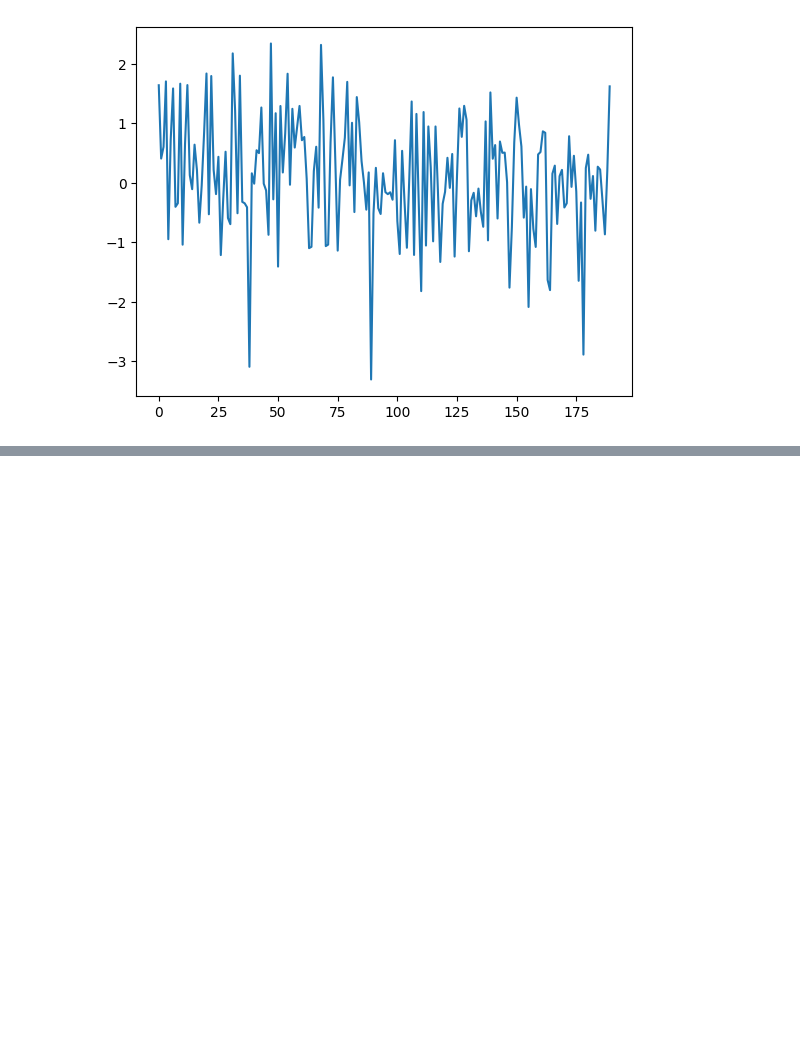
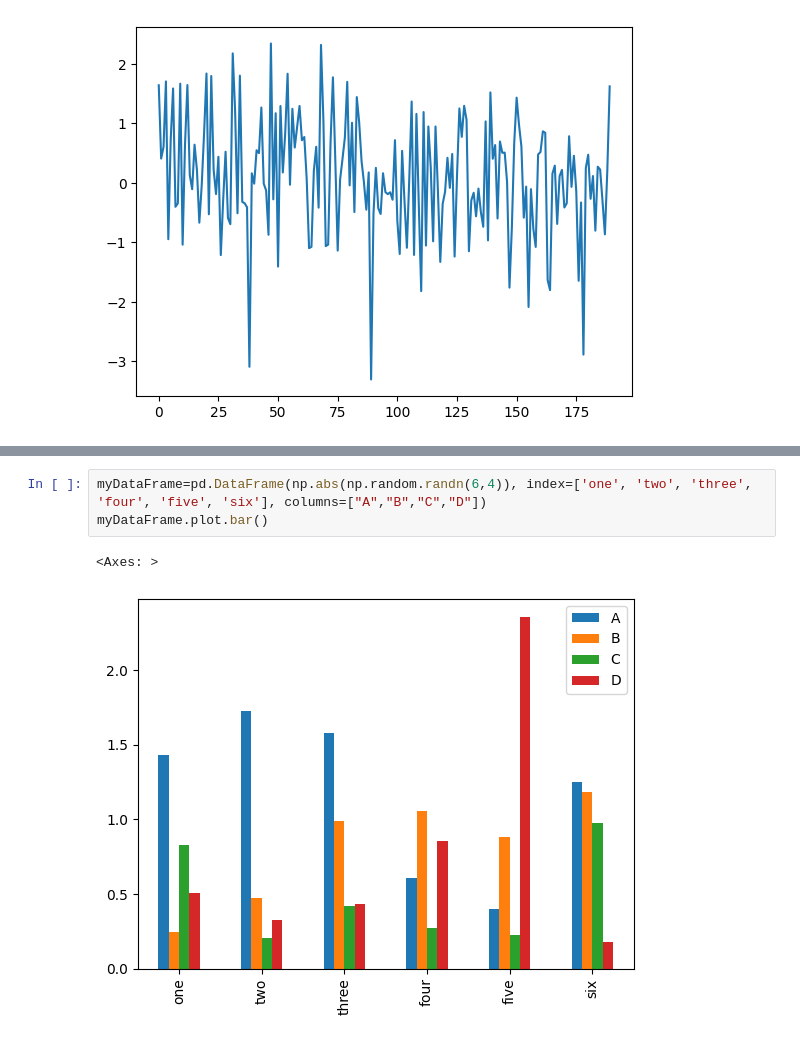
Before and after one commit to kunalmeon/Data-Analysis-Examples, a Jupyter notebook: SuperStoreData.ipynb, the cells around one changed output, grey strips where cells are left out. Saved outputs shown, nothing was run; the diff lists cells and outputs as text; blank space fills up the shorter version.

```diff
--- a/SuperStoreData.ipynb
+++ b/SuperStoreData.ipynb
@@ -1657,0 +1701,6 @@ print("Welcome Back")
+# %%
+myDataFrame=pd.DataFrame(np.abs(np.random.randn(6,4)), index=['one', 'two', 'three', 'four', 'five', 'six'], columns=["A","B","C","D"])
+myDataFrame.plot.bar()
+# %% [output]
+<Axes: >
+[figure, added]
```
Also changed, not shown: parts of 16 cells of this notebook.
